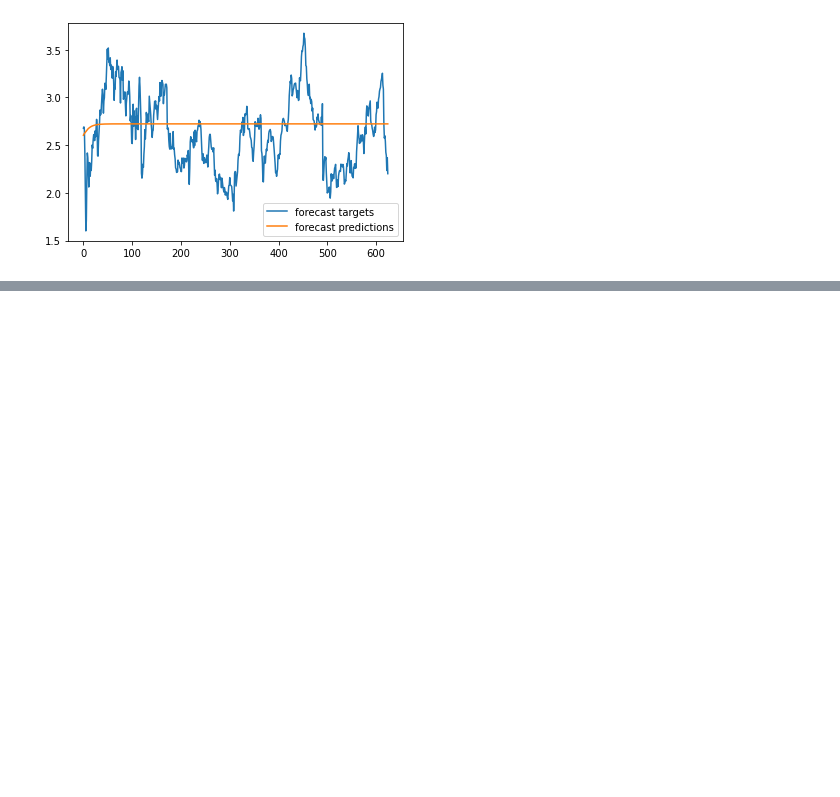
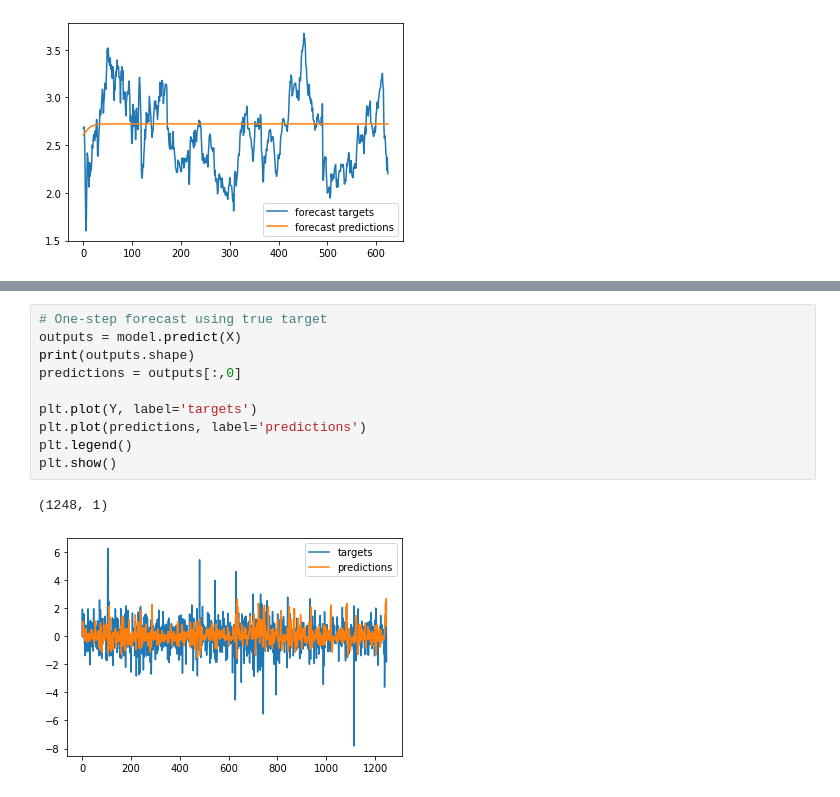
Before and after one commit to meliy-meyada/Tensorflow-Deep-Learning-and-Artificial-Intelligence, a Jupyter notebook: TF2_0_Stock_Returns.ipynb, the cells around one changed output, grey strips where cells are left out. Cells and saved outputs as stored; diff of their text form; blank space fills up the shorter version.

Commit message:
pt2 | Created using Colaboratory

```diff
--- a/TF2_0_Stock_Returns.ipynb
+++ b/TF2_0_Stock_Returns.ipynb
@@ -150,0 +260,13 @@ plt.legend()
+# %%
+# One-step forecast using true target
+outputs = model.predict(X)
+print(outputs.shape)
+predictions = outputs[:,0]
+
+plt.plot(Y, label='targets')
+plt.plot(predictions, label='predictions')
+plt.legend()
+plt.show()
+# %% [output]
+(1248, 1)
+[figure, added]
```
Also changed, not shown: parts of 10 cells of this notebook.
